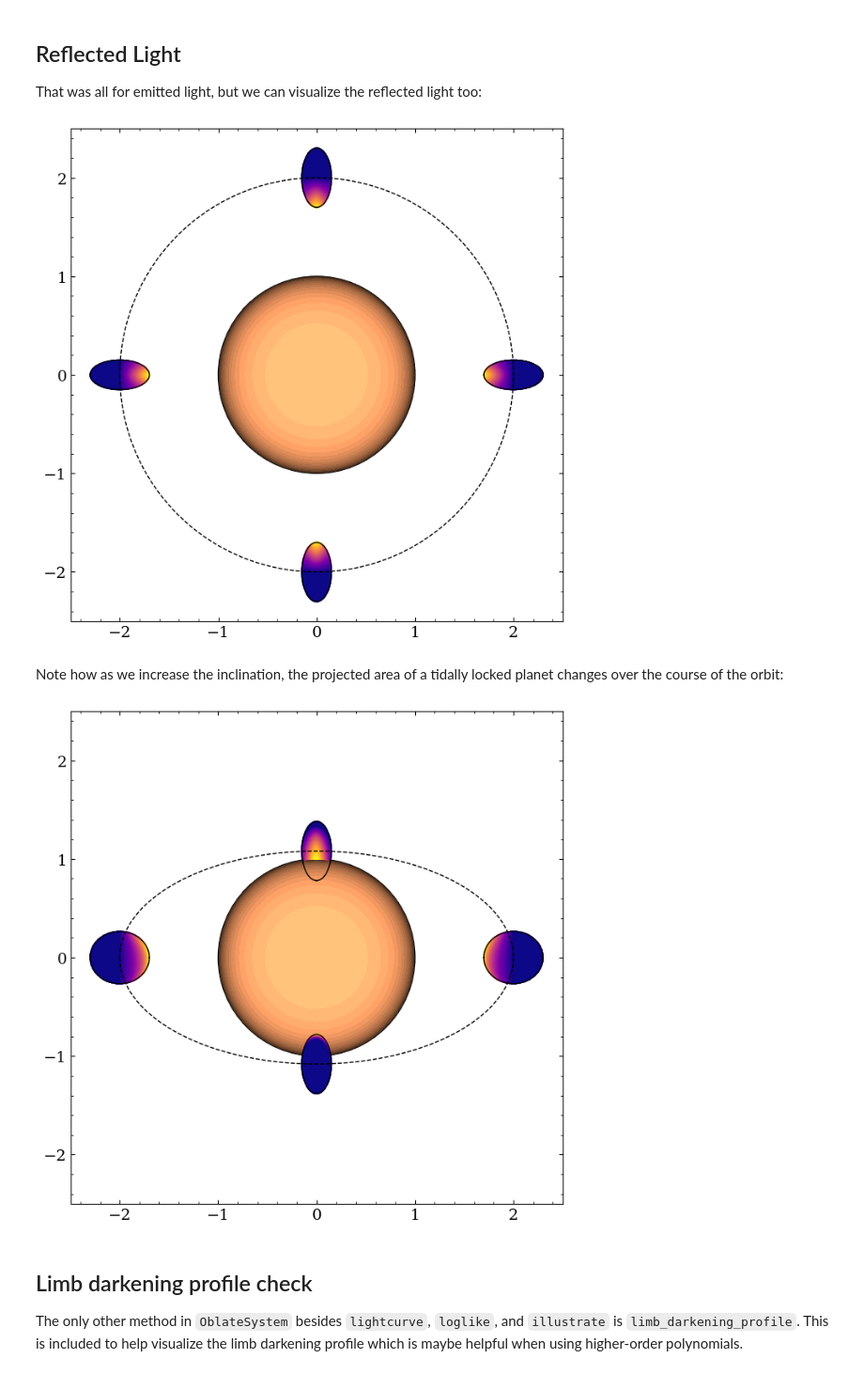
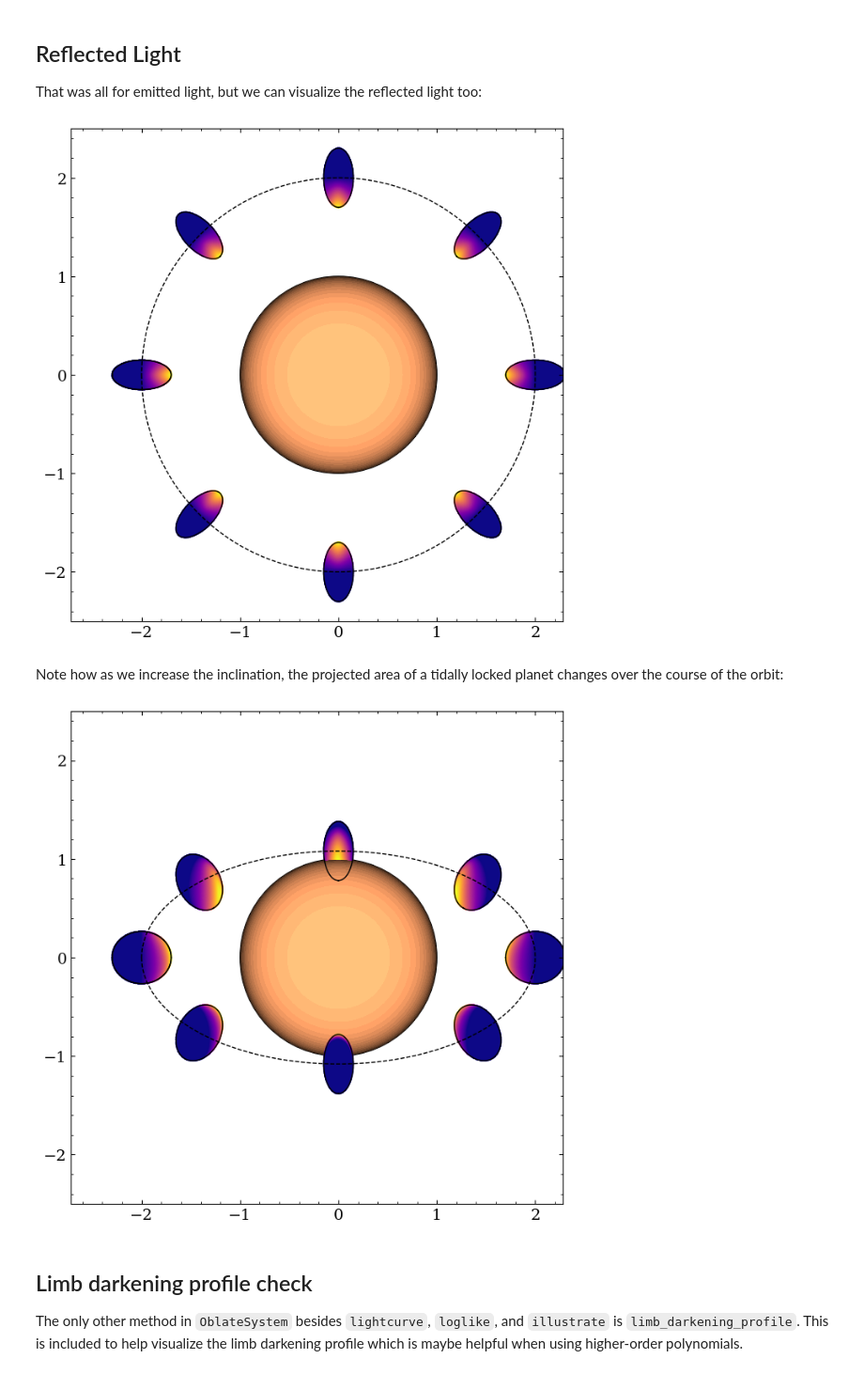
Before and after one commit to ben-cassese/squishyplanet, a Jupyter notebook: docs/tutorials/illustrations.ipynb, the cells around one changed output. Shown at 94% size. Cells and saved outputs as stored; diff of their text form; code cells hidden in the pictures.

```diff
--- a/docs/tutorials/illustrations.ipynb
+++ b/docs/tutorials/illustrations.ipynb
@@ -211,9 +208,6 @@ That was all for emitted light, but we can visualize the reflected light too:
 state = {
     "f2": 0.5,
     "obliq": -jnp.pi / 2,
-    "hotspot_latitude": 0.0,
-    "hotspot_longitude": 0.0,
-    "hotspot_concentration": 1.0,
     "tidally_locked": True,
 }
 
@@ -221,35 +215,32 @@ state = {**base, **state}
 system = OblateSystem(**state)
 
 system.illustrate(
-    true_anomalies=jnp.array([0, jnp.pi / 2, jnp.pi, 3 * jnp.pi / 2]),
+    true_anomalies=jnp.linspace(0, 2 * jnp.pi, 9),
     window_size=5.0,
     reflected=True,
 )
 # %% [output]
-[figure, old version]
+[figure, new version]
 # %% [markdown]
 Note how as we increase the inclination, the projected area of a tidally locked planet changes over the course of the orbit:
 # %%
 state = {
     "f2": 0.5,
     "obliq": -jnp.pi / 2,
-    "hotspot_latitude": 0.0,
-    "hotspot_longitude": 0.0,
-    "hotspot_concentration": 1.0,
     "tidally_locked": True,
 }
 
 state = {**base, **state}
 state["i"] = 1.0
 system = OblateSystem(**state)
 
 system.illustrate(
-    true_anomalies=jnp.array([0, jnp.pi / 2, jnp.pi, 3 * jnp.pi / 2]),
+    true_anomalies=jnp.linspace(0, 2 * jnp.pi, 9),
     window_size=5.0,
     reflected=True,
 )
 # %% [output]
-[figure, old version]
+[figure, new version]
 # %% [markdown]
 ## Limb darkening profile check
 
```
Also changed, not shown: parts of 7 cells of this notebook, 7 other files.
